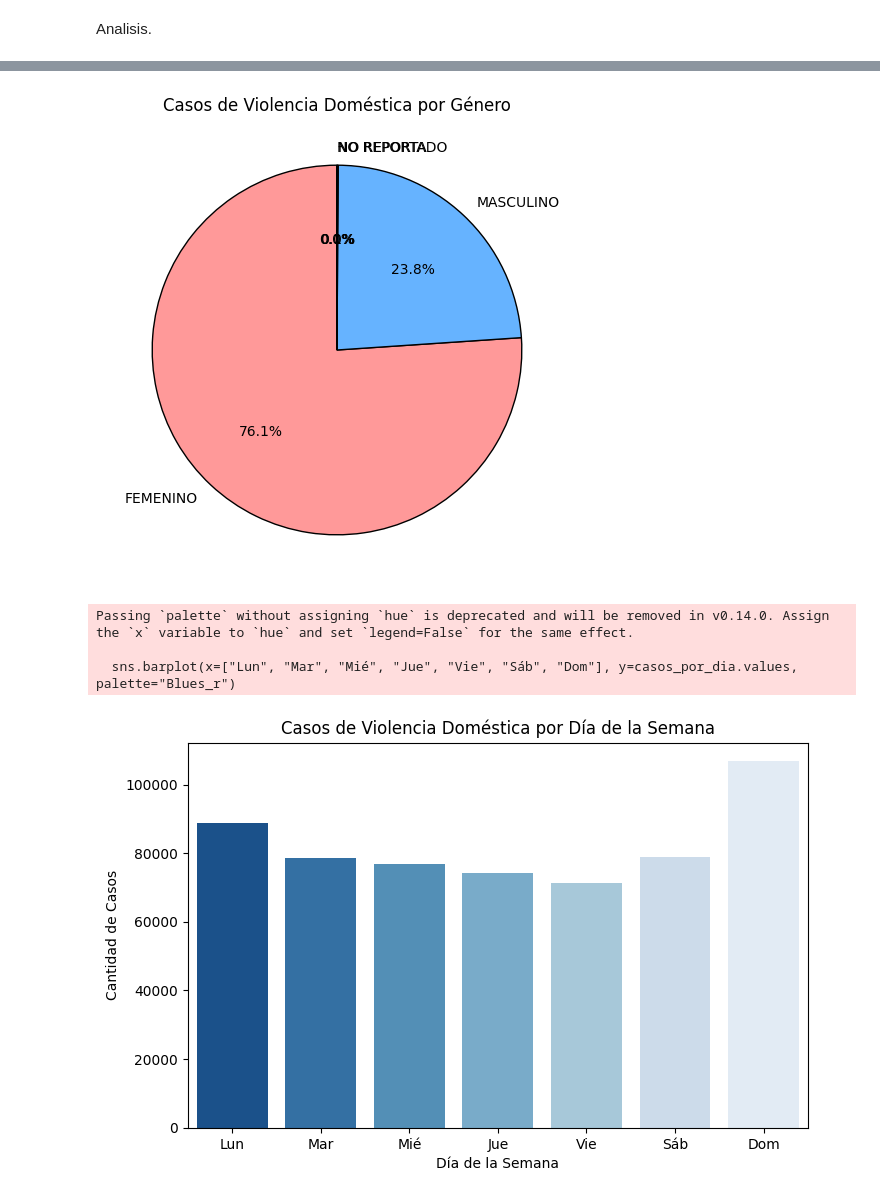
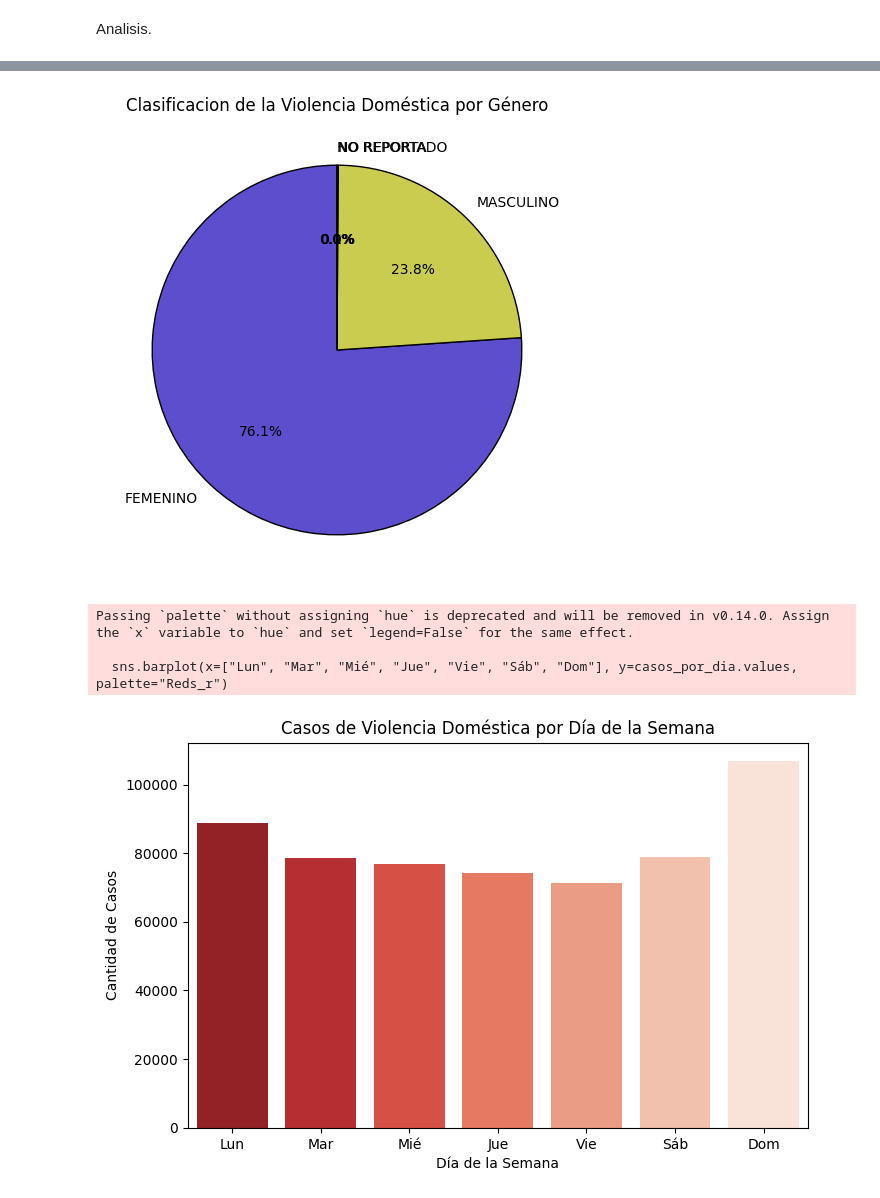
Before and after one commit to MariaIsabelSoto24/Maria_Soto_EA1, a Jupyter notebook: src/pda/Proyecto_Integrador.ipynb, the cells around one changed output, grey strips where cells are left out. Cells and saved outputs as stored; diff of their text form; code cells hidden in the pictures.

```diff
--- a/src/pda/Proyecto_Integrador.ipynb
+++ b/src/pda/Proyecto_Integrador.ipynb
@@ -265,18 +279,18 @@ plt.show()
 # %%
 #Hipótesis : La violencia doméstica afecta más a mujeres que a hombres?
 casos_por_genero = df["genero"].value_counts()
 plt.figure(figsize=(6,6))
-plt.pie(casos_por_genero.values, labels=casos_por_genero.index, autopct="%.1f%%", colors=["#ff9999", "#66b3ff"], startangle=90, wedgeprops={'edgecolor': 'black'})
-plt.title("Casos de Violencia Doméstica por Género")
+plt.pie(casos_por_genero.values, labels=casos_por_genero.index, autopct="%.1f%%", colors=["#5C4ECC", "#C9CC4E"], startangle=90, wedgeprops={'edgecolor': 'black'})
+plt.title("Clasificacion de la Violencia Doméstica por Género")
 plt.show()
 # %% [output]
-[figure, old version]
+[figure, new version]
 # %%
 #Hipótesis: En los fines de semana hay más casos que en días laborales.
 df["dias"] = df["fecha_hecho"].dt.dayofweek  # 0 = Lunes, 6 = Domingo
 casos_por_dia = df["dias"].value_counts().sort_index()
 plt.figure(figsize=(8,5))
-sns.barplot(x=["Lun", "Mar", "Mié", "Jue", "Vie", "Sáb", "Dom"], y=casos_por_dia.values, palette="Blues_r")
+sns.barplot(x=["Lun", "Mar", "Mié", "Jue", "Vie", "Sáb", "Dom"], y=casos_por_dia.values, palette="Reds_r")
 plt.title("Casos de Violencia Doméstica por Día de la Semana")
 plt.xlabel("Día de la Semana")
 plt.ylabel("Cantidad de Casos")
@@ -284,8 +298,8 @@ plt.show()
 # %% [output]
 Passing `palette` without assigning `hue` is deprecated and will be removed in v0.14.0. Assign the `x` variable to `hue` and set `legend=False` for the same effect.
 
-  sns.barplot(x=["Lun", "Mar", "Mié", "Jue", "Vie", "Sáb", "Dom"], y=casos_por_dia.values, palette="Blues_r")
+  sns.barplot(x=["Lun", "Mar", "Mié", "Jue", "Vie", "Sáb", "Dom"], y=casos_por_dia.values, palette="Reds_r")
-[figure, old version]
+[figure, new version]
 # %%
 # Hipótesis: Casos antes y después de la pandemia
 df["año"] = df["fecha_hecho"].dt.year
```
Also changed, not shown: parts of 12 cells of this notebook, 1 other file.
